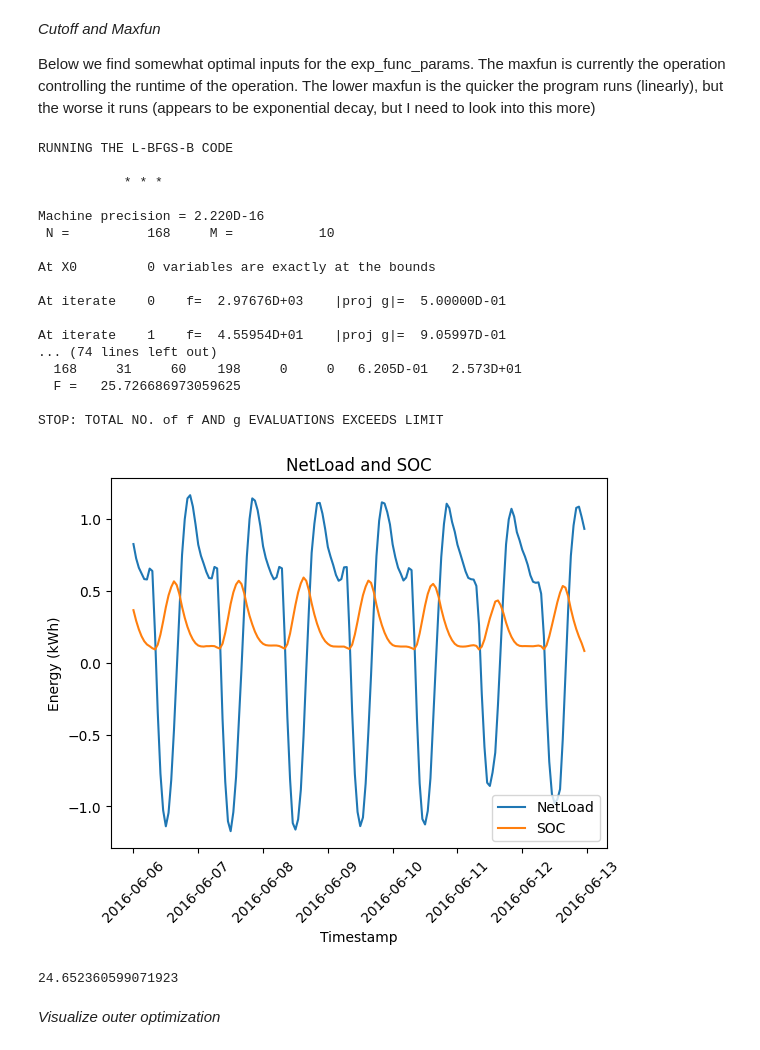
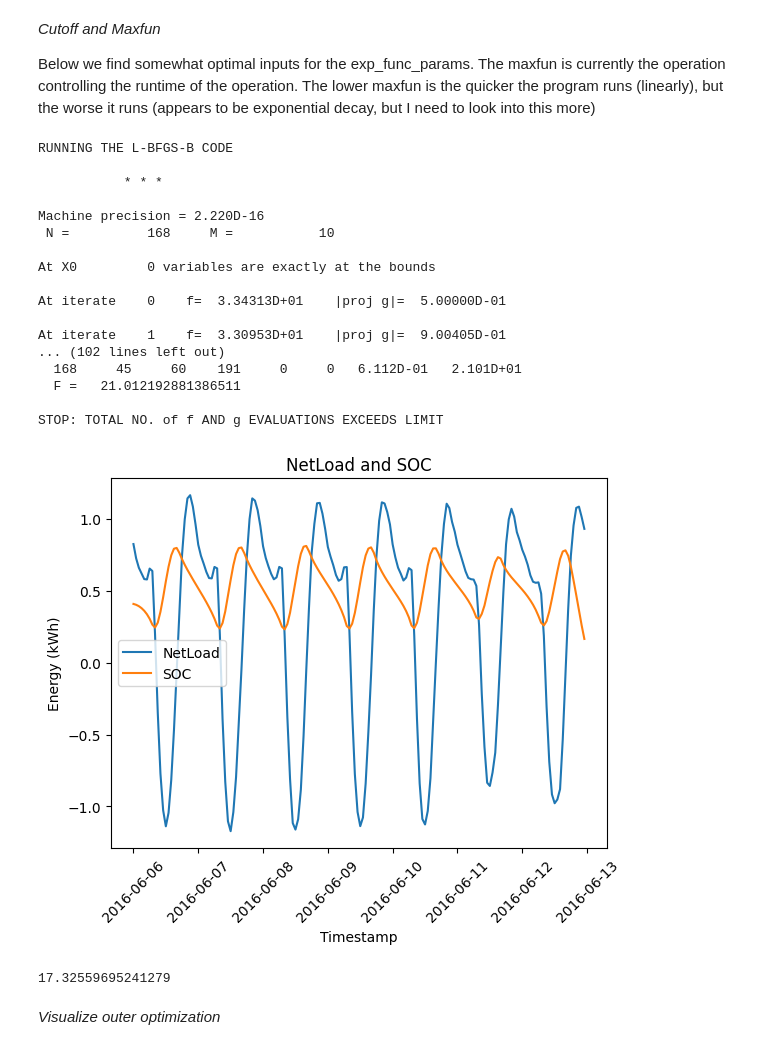
Before and after one commit to alexrtseng/foss-optimization, a Jupyter notebook: Battery_Size_Opt.ipynb, the cells around one changed output. Drawn from its saved outputs; the diff is of its cells as text; code cells hidden in the pictures.

```diff
--- a/Battery_Size_Opt.ipynb
+++ b/Battery_Size_Opt.ipynb
@@ -254,6 +254,7 @@ Result: SLSQP can serve as the accurate baseline with which to compare other mod
 
 *Includes constraints in objective func through an exponential penalty component for SOC points
 # %%
+charge_optimizer.set_batt_capacity(10)
 print(f'Optimizing for {charge_optimizer.duration} days')
 charge_optimizer.local_optimize(method='SLSQP', tol=1e-4)
 charge_optimizer.plot_results(week_avg.index)
@@ -294,29 +295,29 @@ plt.show()
 
 Below we find somewhat optimal inputs for the exp_func_params. The maxfun is currently the operation controlling the runtime of the operation. The lower maxfun is the quicker the program runs (linearly), but the worse it runs (appears to be exponential decay, but I need to look into this more)
 # %%
-charge_optimizer.l_bfgs_b_optimize(exp_func_params=(0.65, 79), maxiter=3000, maxfun=10000)
+charge_optimizer.l_bfgs_b_optimize(exp_func_params=(1, 15), maxiter=3000, maxfun=10000)
 charge_optimizer.plot_results(week_avg.index)
 charge_optimizer.final_objective()
 # %% [output]
 RUNNING THE L-BFGS-B CODE
 
            * * *
 
 Machine precision = 2.220D-16
  N =          168     M =           10
 
 At X0         0 variables are exactly at the bounds
 
-At iterate    0    f=  2.97676D+03    |proj g|=  5.00000D-01
+At iterate    0    f=  3.34313D+01    |proj g|=  5.00000D-01
 
-At iterate    1    f=  4.55954D+01    |proj g|=  9.05997D-01
-... (74 lines left out)
-  168     31     60    198     0     0   6.205D-01   2.573D+01
-  F =   25.726686973059625
+At iterate    1    f=  3.30953D+01    |proj g|=  9.00405D-01
+... (102 lines left out)
+  168     45     60    191     0     0   6.112D-01   2.101D+01
+  F =   21.012192881386511
 
 STOP: TOTAL NO. of f AND g EVALUATIONS EXCEEDS LIMIT
-[figure, old version]
+[figure, new version]
-24.652360599071923
+17.32559695241279
 # %% [markdown]
 *Visualize outer optimization*
 # %%
```
Also changed, not shown: parts of 6 cells of this notebook, 1 other file.
